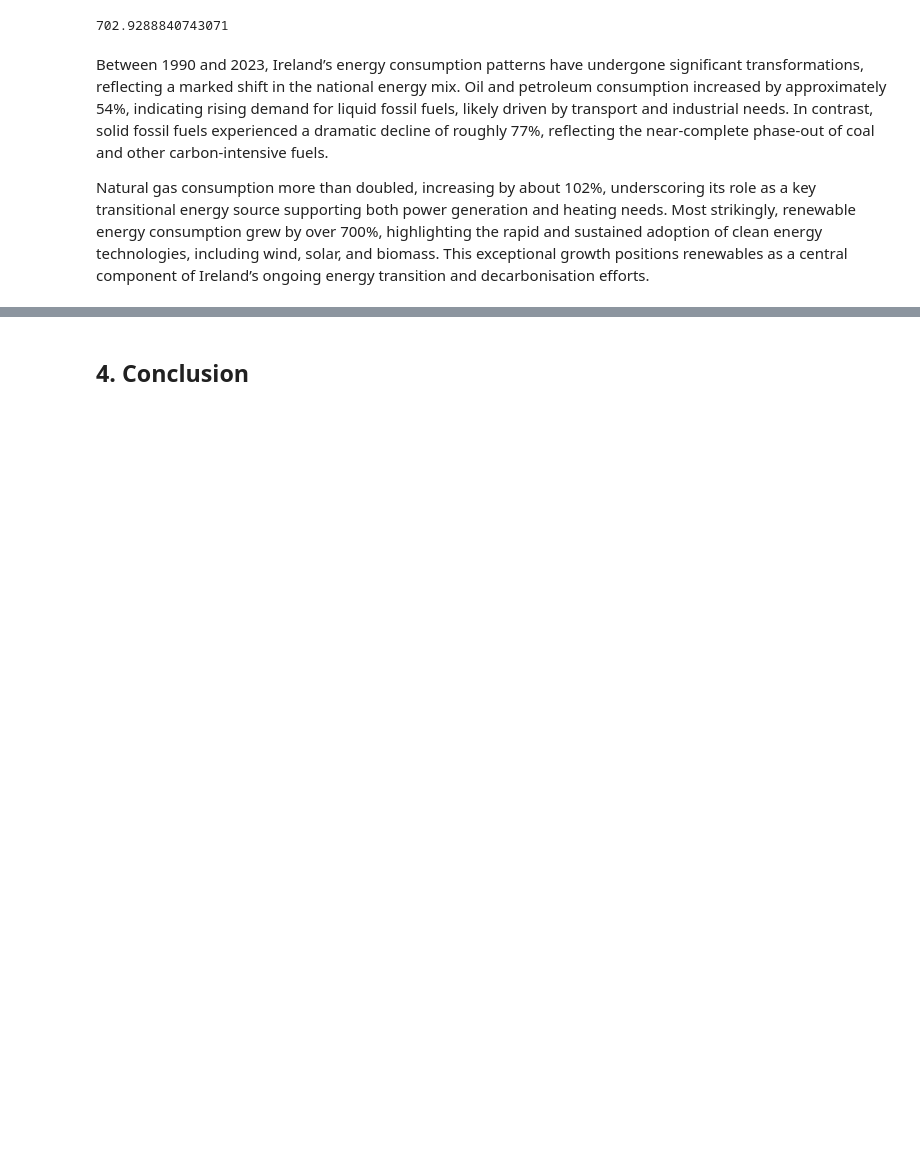
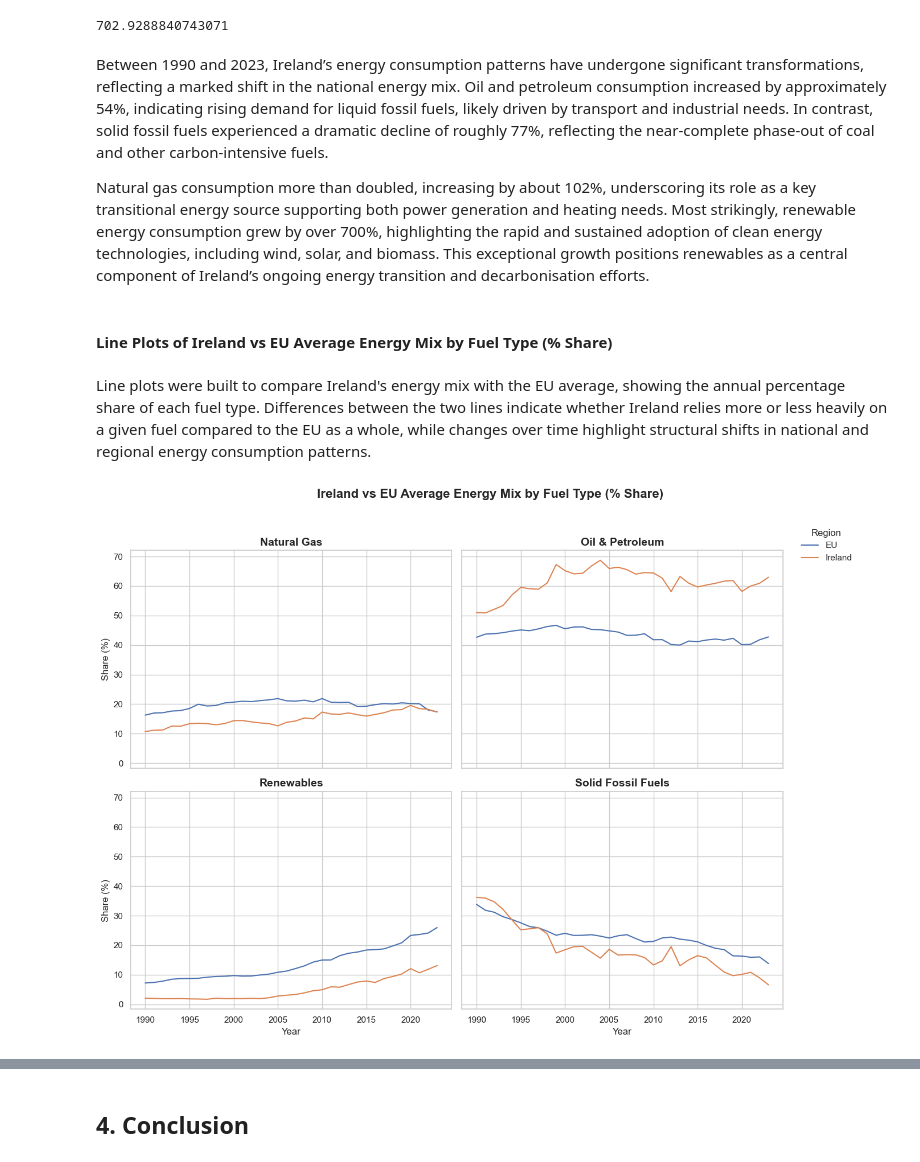
Before and after one commit to AnnaLozenko/PFDA_Project, a Jupyter notebook: eu_energy_sources_analysis.ipynb, the cells around one changed output, grey strips where cells are left out. Cells and saved outputs as stored; diff of their text form; code cells hidden in the pictures; blank space fills up the shorter version.

Commit message:
improvements, Ireland vs EU plots added

```diff
--- a/eu_energy_sources_analysis.ipynb
+++ b/eu_energy_sources_analysis.ipynb
@@ -962,3 +956,70 @@ pct_change_absolute(ireland_energy, "Renewables", 1990, 2023)
 Between 1990 and 2023, Ireland’s energy consumption patterns have undergone significant transformations, reflecting a marked shift in the national energy mix. Oil and petroleum consumption increased by approximately 54%, indicating rising demand for liquid fossil fuels, likely driven by transport and industrial needs. In contrast, solid fossil fuels experienced a dramatic decline of roughly 77%, reflecting the near-complete phase-out of coal and other carbon-intensive fuels.
 
 Natural gas consumption more than doubled, increasing by about 102%, underscoring its role as a key transitional energy source supporting both power generation and heating needs. Most strikingly, renewable energy consumption grew by over 700%, highlighting the rapid and sustained adoption of clean energy technologies, including wind, solar, and biomass. This exceptional growth positions renewables as a central component of Ireland’s ongoing energy transition and decarbonisation efforts.
+# %% [markdown]
+#### Line Plots of Ireland vs EU Average Energy Mix by Fuel Type (% Share)
+# %% [markdown]
+Line plots were built to compare Ireland's energy mix with the EU average, showing the annual percentage share of each fuel type. Differences between the two lines indicate whether Ireland relies more or less heavily on a given fuel compared to the EU as a whole, while changes over time highlight structural shifts in national and regional energy consumption patterns.
+# %%
+# calculate Ireland's fuel % share
+ireland_fuel_share = ireland_fuel_year.merge(
+    ireland_fuel_year.groupby("Year")["Consumption_KTOE"]
+    .sum()
+    .rename("Total_KTOE"),
+    on="Year"
+)
+
+ireland_fuel_share["Share_percent"] = (
+    ireland_fuel_share["Consumption_KTOE"] /
+    ireland_fuel_share["Total_KTOE"] * 100
+)
+# %%
+fuel_types = eu_fuel_share["fuel_type"].unique()
+
+fig, axes = plt.subplots(2, 2, figsize=(14, 10), sharex=True, sharey=True)
+axes = axes.flatten()
+
+for ax, fuel in zip(axes, fuel_types):
+    # EU average
+    sns.lineplot(
+        data=eu_fuel_share[eu_fuel_share["fuel_type"] == fuel],
+        x="Year",
+        y="Share_percent",
+        ax=ax,
+        label="EU",
+        legend=False
+    )
+    # Ireland
+    sns.lineplot(
+        data=ireland_fuel_share[ireland_fuel_share["fuel_type"] == fuel],
+        x="Year",
+        y="Share_percent",
+        ax=ax,
+        label="Ireland",
+        legend=False
+    )
+
+    ax.set_title(fuel, fontsize=14, fontweight="bold")
+    ax.set_xlabel("Year")
+    ax.set_ylabel("Share (%)")
+# Shared legend
+handles, labels = axes[0].get_legend_handles_labels()
+fig.legend(
+    handles,
+    labels,
+    title="Region",
+    loc="center left",
+    bbox_to_anchor=(0.88, 0.88),
+    frameon=False
+)
+plt.suptitle(
+    "Ireland vs EU Average Energy Mix by Fuel Type (% Share)",
+    fontsize=16,
+    fontweight="bold"
+)
+# Make space for legend
+plt.tight_layout(rect=[0, 0, 0.88, 0.95])
+plt.savefig("Ireland vs EU Average Energy Mix by Fuel Type (% Share).png", dpi=300)
+plt.show()
+# %% [output]
+[figure, added]
```
Also changed, not shown: parts of 13 cells of this notebook, 2 other files.
